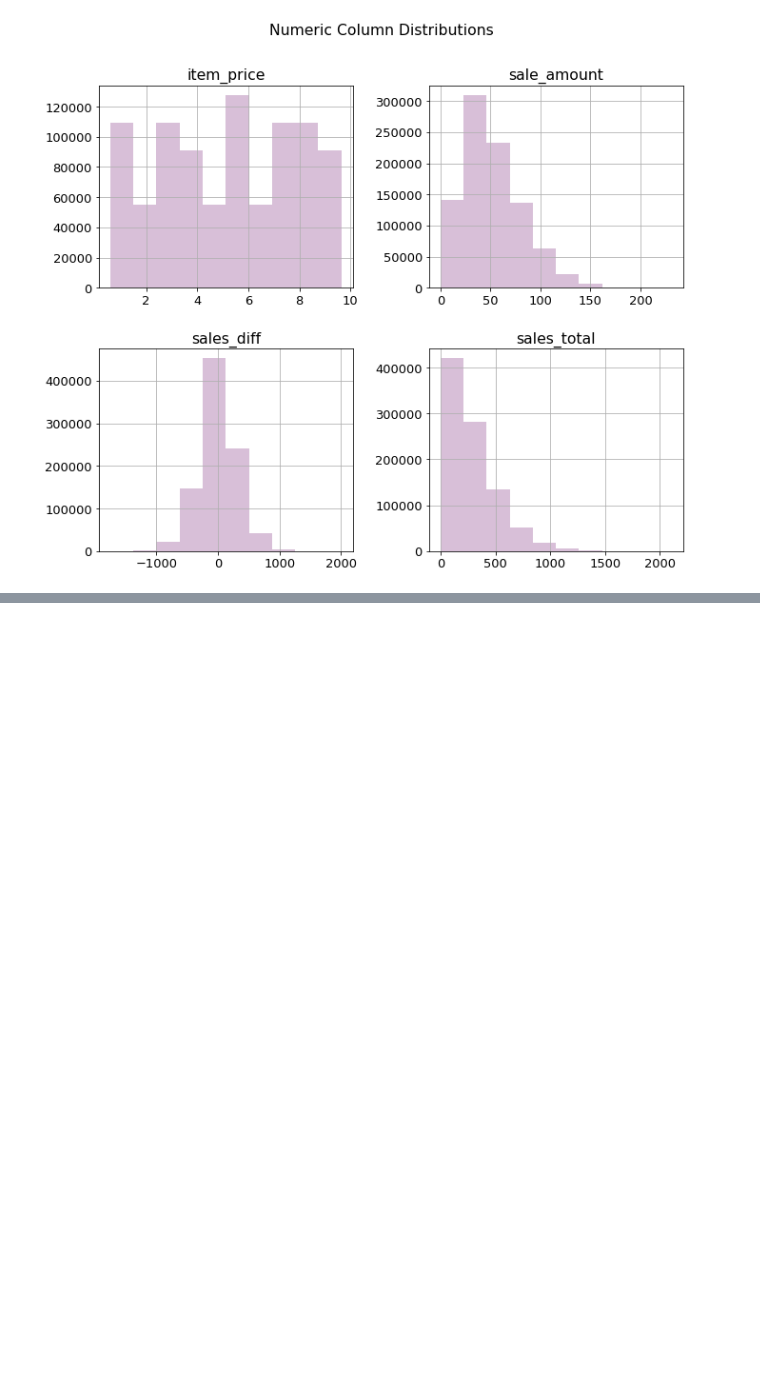
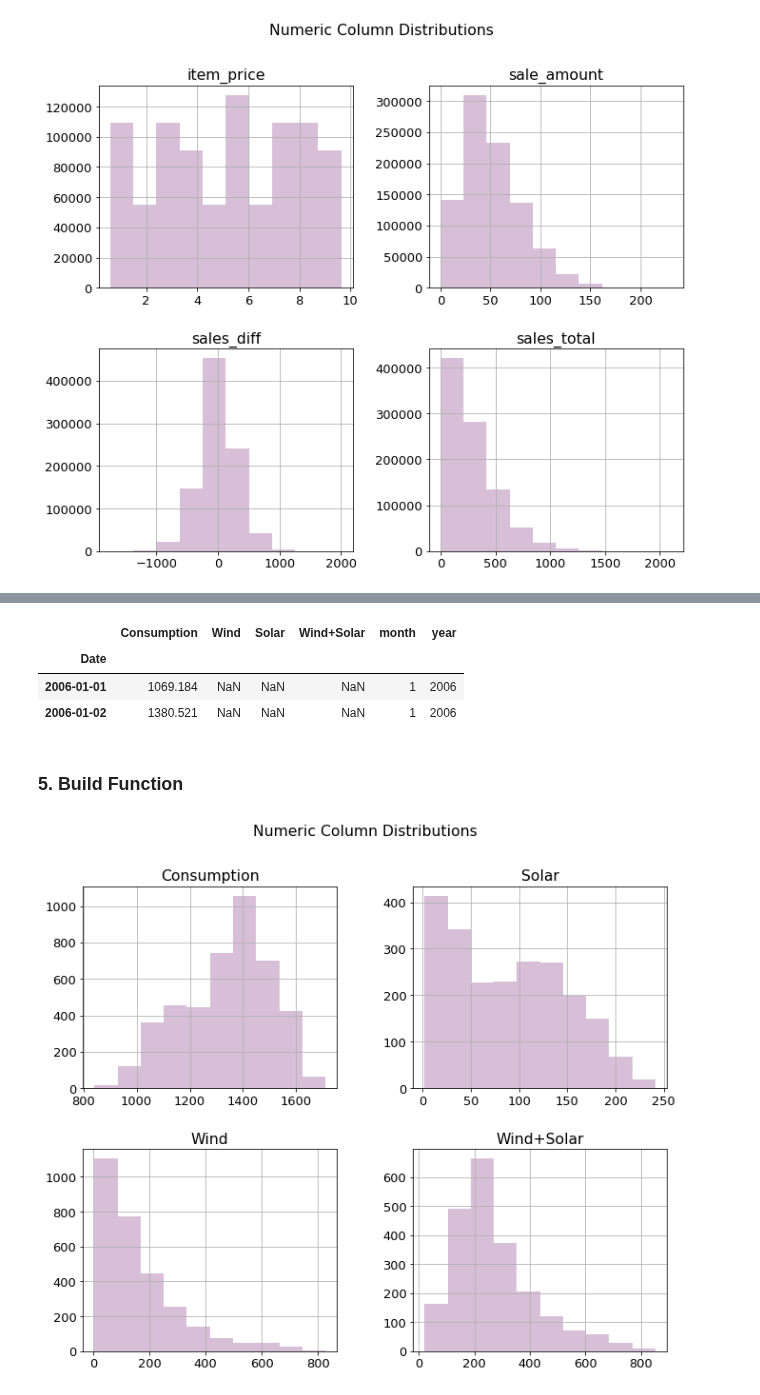
Before and after one commit to faithkane3/ds-methodologies-exercises, a Jupyter notebook: time_series/prepare_walkthrough.ipynb, the cells around one changed output, grey strips where cells are left out. Cells and saved outputs as stored; diff of their text form; code cells hidden in the pictures; blank space fills up the shorter version.

```diff
--- a/time_series/prepare_walkthrough.ipynb
+++ b/time_series/prepare_walkthrough.ipynb
@@ -137,0 +147,3 @@ df = prepped_store_df()
+# %%
+gdf = german_energy_csv()
+gdf.head(2)
@@ -137,0 +184,34 @@ df = prepped_store_df()
+# %%
+gdf['month'] = gdf.index.month.astype('category')
+gdf['year'] = gdf.index.year.astype('category')
+# %%
+gdf.head(2)
+# %% [output]
+|  | Consumption | Wind | Solar | Wind+Solar | month | year |
+| Date |  |  |  |  |  |  |
+| 2006-01-01 | 1069.184 | NaN | NaN | NaN | 1 | 2006 |
+| 2006-01-02 | 1380.521 | NaN | NaN | NaN | 1 | 2006 |
+# %% [markdown]
+### 5. Build Function
+# %%
+def prepped_energy():
+    """
+    Function the acquires and returns
+    a prepared df for the OPS German Energy data
+    and displays historgrams for numeric columns
+    """
+    # Acquire Datetime df
+    gdf = german_energy_csv()
+
+    # Create new date part columns as category dtypes
+    gdf['month'] = gdf.index.month.astype('category')
+    gdf['year'] = gdf.index.year.astype('category')
+
+    # Plot numeric column distributions
+    numeric_hists(gdf)
+
+    return gdf
+# %%
+gdf = prepped_energy()
+# %% [output]
+[figure, added]
```
Also changed, not shown: parts of 33 cells of this notebook.
